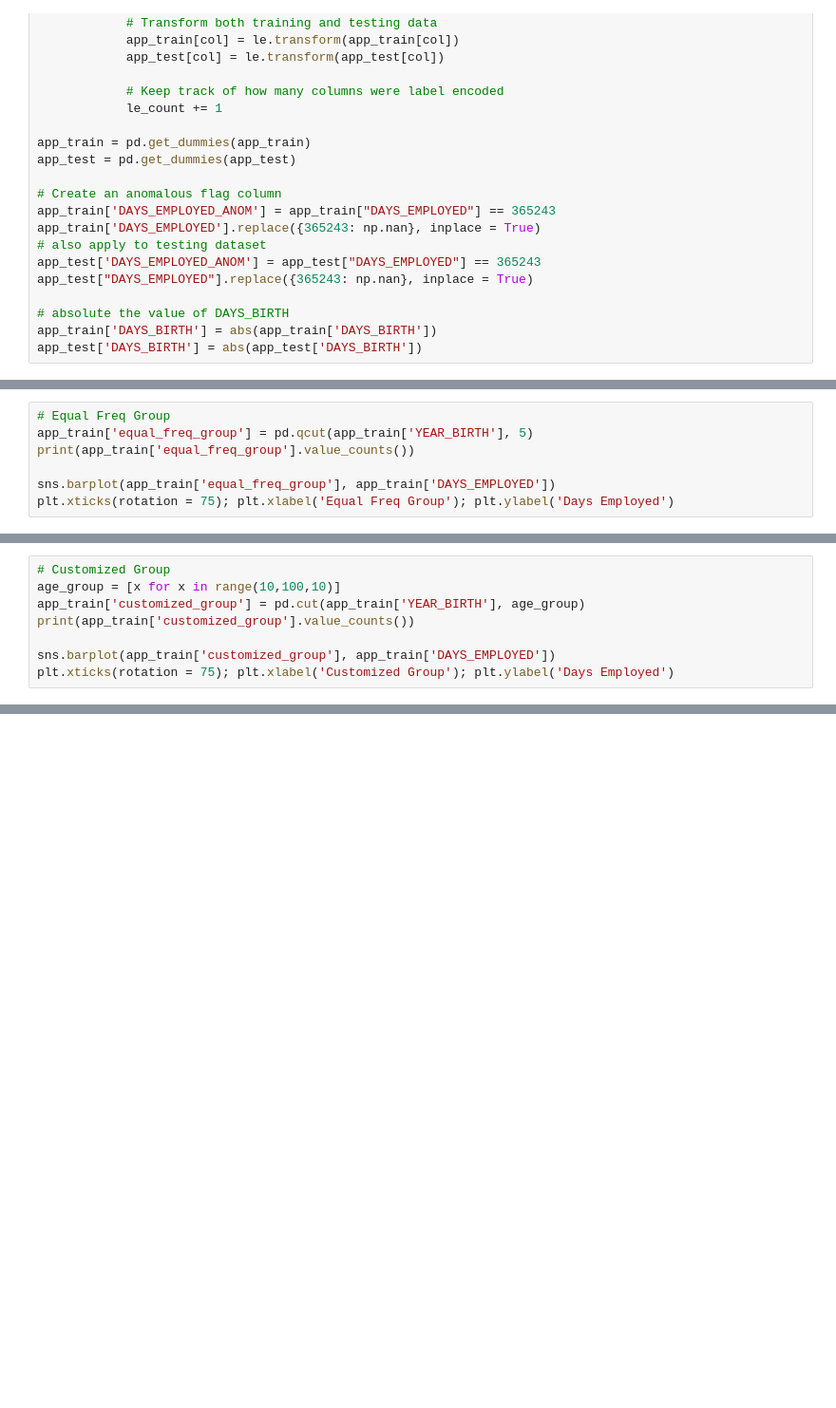
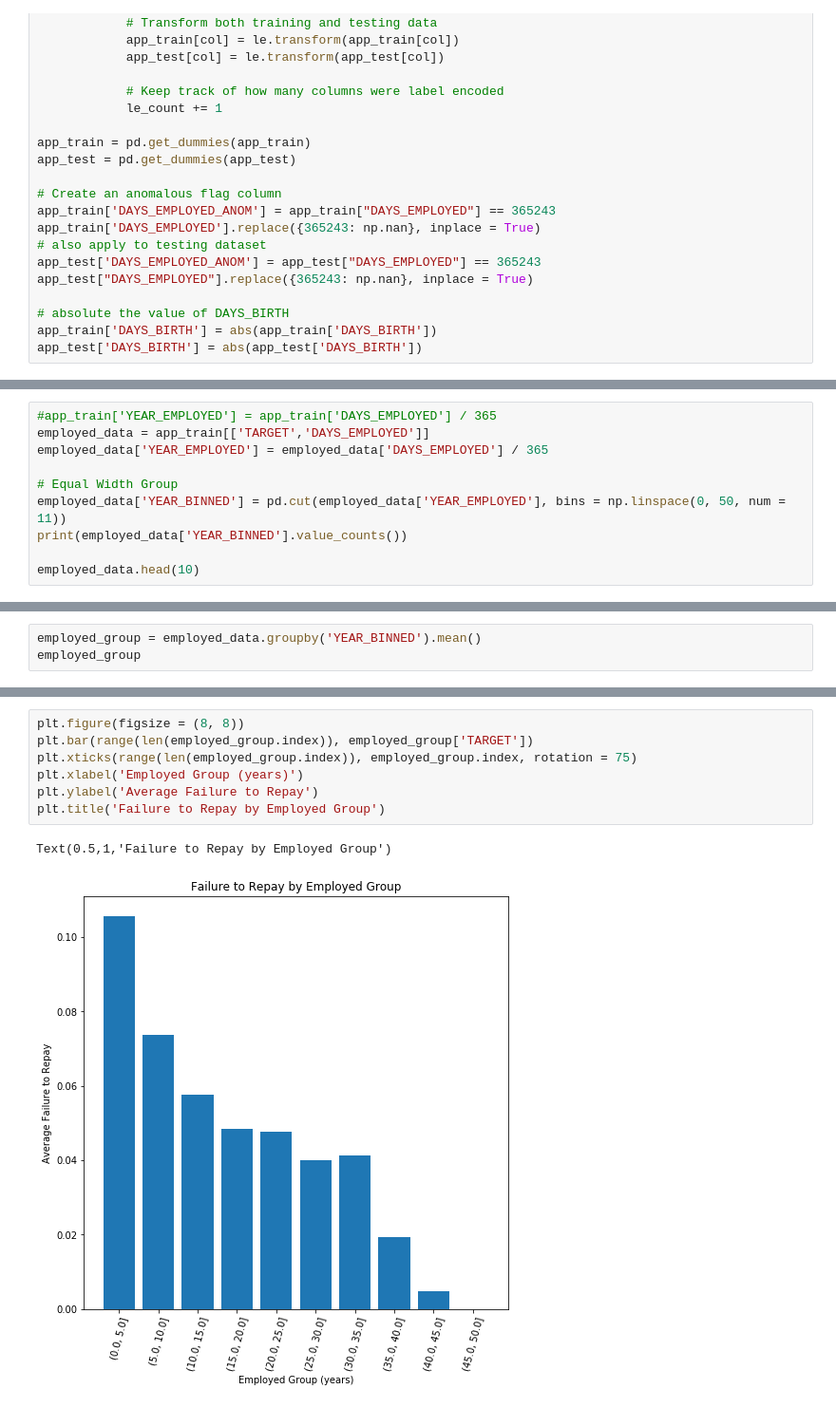
Before and after one commit to mwlaix/ML100-Days, a Jupyter notebook: homework/Day_013_HW.ipynb, the cells around one changed output, grey strips where cells are left out. Shown: that part at 95% size. Drawn from its saved outputs; the diff is of its cells as text; blank space fills up the shorter version.

Commit message:
Day013 homework update
Analyze TARGET and DAYS_EMPLOYED

```diff
--- a/homework/Day_013_HW.ipynb
+++ b/homework/Day_013_HW.ipynb
@@ -78,7 +78,0 @@ Text(0,0.5,'Days Employed')
-# %%
-# Equal Freq Group
-app_train['equal_freq_group'] = pd.qcut(app_train['YEAR_BIRTH'], 5)
-print(app_train['equal_freq_group'].value_counts())
-
-sns.barplot(app_train['equal_freq_group'], app_train['DAYS_EMPLOYED'])
-plt.xticks(rotation = 75); plt.xlabel('Equal Freq Group'); plt.ylabel('Days Employed')
@@ -94,8 +78,0 @@ Text(0,0.5,'Days Employed')
-# %%
-# Customized Group
-age_group = [x for x in range(10,100,10)]
-app_train['customized_group'] = pd.cut(app_train['YEAR_BIRTH'], age_group)
-print(app_train['customized_group'].value_counts())
-
-sns.barplot(app_train['customized_group'], app_train['DAYS_EMPLOYED'])
-plt.xticks(rotation = 75); plt.xlabel('Customized Group'); plt.ylabel('Days Employed')
@@ -113,0 +102,10 @@ Text(0,0.5,'Days Employed')
+# %%
+#app_train['YEAR_EMPLOYED'] = app_train['DAYS_EMPLOYED'] / 365
+employed_data = app_train[['TARGET','DAYS_EMPLOYED']]
+employed_data['YEAR_EMPLOYED'] = employed_data['DAYS_EMPLOYED'] / 365
+
+# Equal Width Group
+employed_data['YEAR_BINNED'] = pd.cut(employed_data['YEAR_EMPLOYED'], bins = np.linspace(0, 50, num = 11))
+print(employed_data['YEAR_BINNED'].value_counts())
+
+employed_data.head(10)
@@ -113,0 +144,3 @@ Text(0,0.5,'Days Employed')
+# %%
+employed_group = employed_data.groupby('YEAR_BINNED').mean()
+employed_group
@@ -113,0 +160,10 @@ Text(0,0.5,'Days Employed')
+# %%
+plt.figure(figsize = (8, 8))
+plt.bar(range(len(employed_group.index)), employed_group['TARGET'])
+plt.xticks(range(len(employed_group.index)), employed_group.index, rotation = 75)
+plt.xlabel('Employed Group (years)')
+plt.ylabel('Average Failure to Repay')
+plt.title('Failure to Repay by Employed Group')
+# %% [output]
+Text(0.5,1,'Failure to Repay by Employed Group')
+[figure, added]
```
Also changed, not shown: parts of 10 cells of this notebook.
